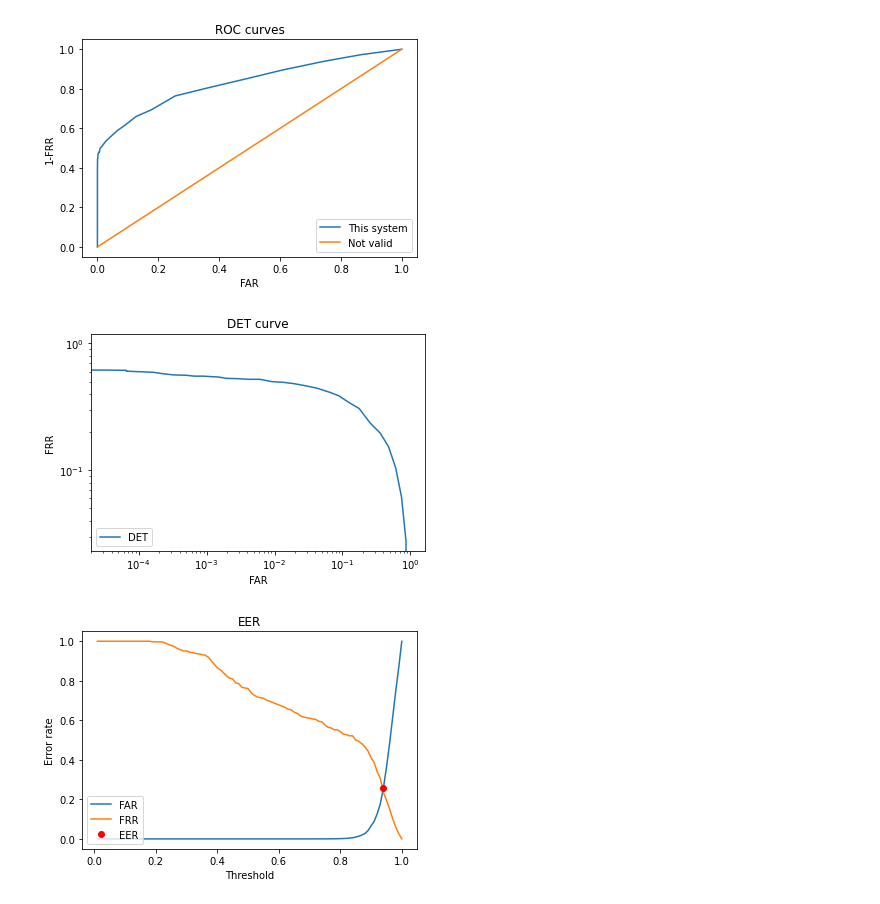
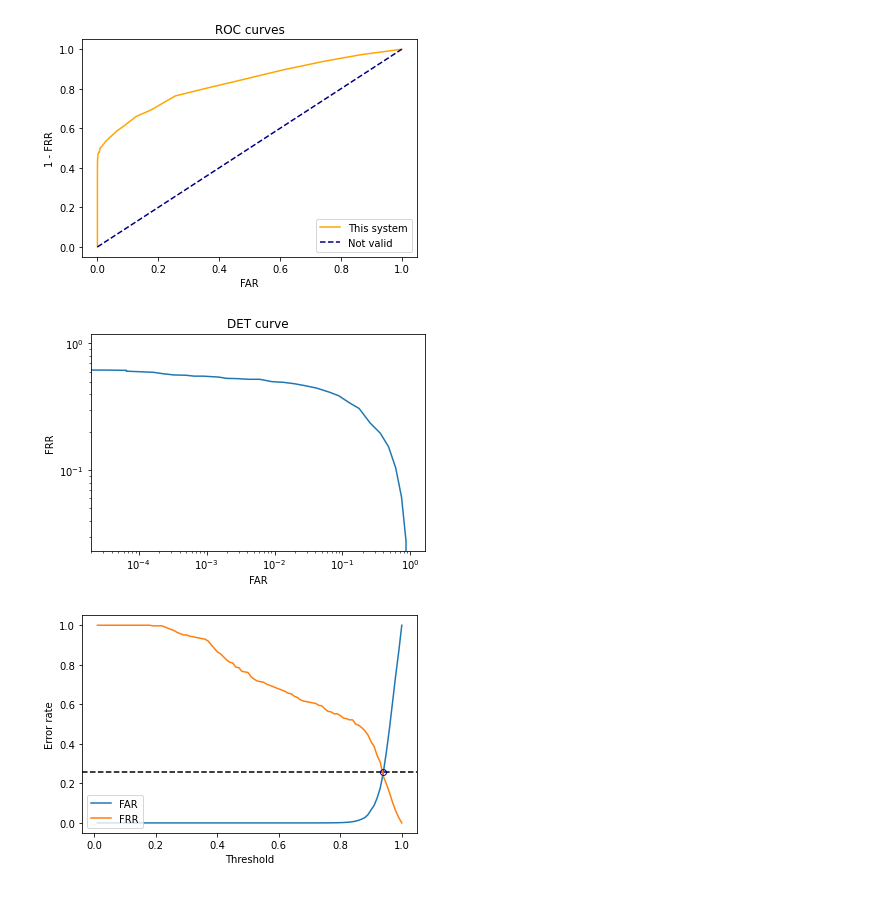
Before and after one commit to LeonardoEmili/ear-recognizer-android, a Jupyter notebook: report/evaluation/charts.ipynb, the cells around one changed output. Drawn from its saved outputs; the diff is of its cells as text; code cells hidden in the pictures.

```diff
--- a/report/evaluation/charts.ipynb
+++ b/report/evaluation/charts.ipynb
@@ -16,15 +16,15 @@ far = np.array(list(reversed(scores["roc"]["far"])))
 frr = 1 - gar
 grr = 1 - far
 # %%
-plt.plot(far, gar, label = "ROC curve")
-plt.plot([0,1], [0,1], label = "Not valid")
+plt.plot(far, gar, label = "ROC curve", color='orange')
+plt.plot([0,1], [0,1], label = "Not valid", color="navy", linestyle='--')
 plt.xlabel("FAR")
-plt.ylabel("1-FRR")
+plt.ylabel("1 - FRR")
 plt.title("ROC curves")
 plt.legend(["This system", "Not valid"], loc=4)
 _ = plt.show()
 # %% [output]
-[figure, old version]
+[figure, new version]
 # %%
 plt.plot(far, frr, label = "DET")
 #plt.plot([1,0], [0,1], label = "Not valid")
@@ -33,10 +33,10 @@ plt.xlabel("FAR")
 plt.ylabel("FRR")
 plt.yscale('log')
 plt.xscale('log')
-plt.legend(["DET"], loc=3)
+#plt.legend(["DET"], loc=3)
 _ = plt.show()
 # %% [output]
-[figure, old version]
+[figure, new version]
 # %%
 #equal error threshold
 
@@ -48,15 +48,18 @@ def eer_thr():
             x= i
             err = abs(far[i]-frr[i])
     return x
+x = eer_thr()
 # %%
 plt.plot(thresholds, far, label = "FAR" )
 plt.plot(thresholds, frr, label = "FRR")
 eer_thresh = eer_thr()
-plt.plot(thresholds[eer_thresh], far[x], "ro")
+plt.plot(thresholds[eer_thresh], far[x], "bo", fillstyle='none')
+#plt.axvline(x=thresholds[eer_thresh], color='black', linestyle='--')
+plt.axhline(y=far[x], color='black', linestyle='--')
 plt.xlabel("Threshold")
 plt.ylabel("Error rate")
-plt.title("EER")
-plt.legend(["FAR", "FRR", "EER"], loc=3)
+#plt.title("EER")
+plt.legend(["FAR", "FRR"], loc=3)
 _ = plt.show()
 # %% [output]
-[figure, old version]
+[figure, new version]
```
Also changed, not shown: 5 other files.
